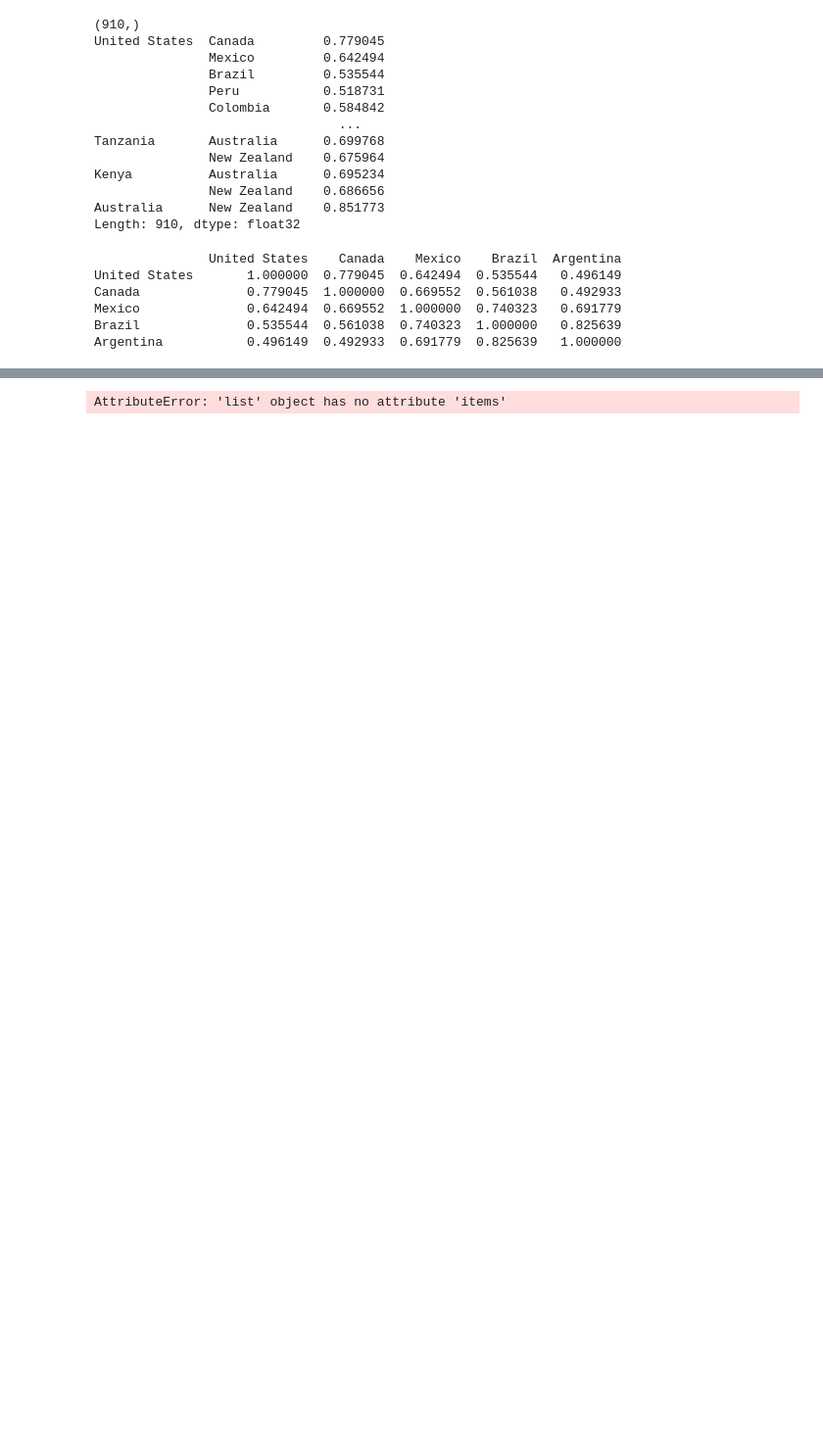
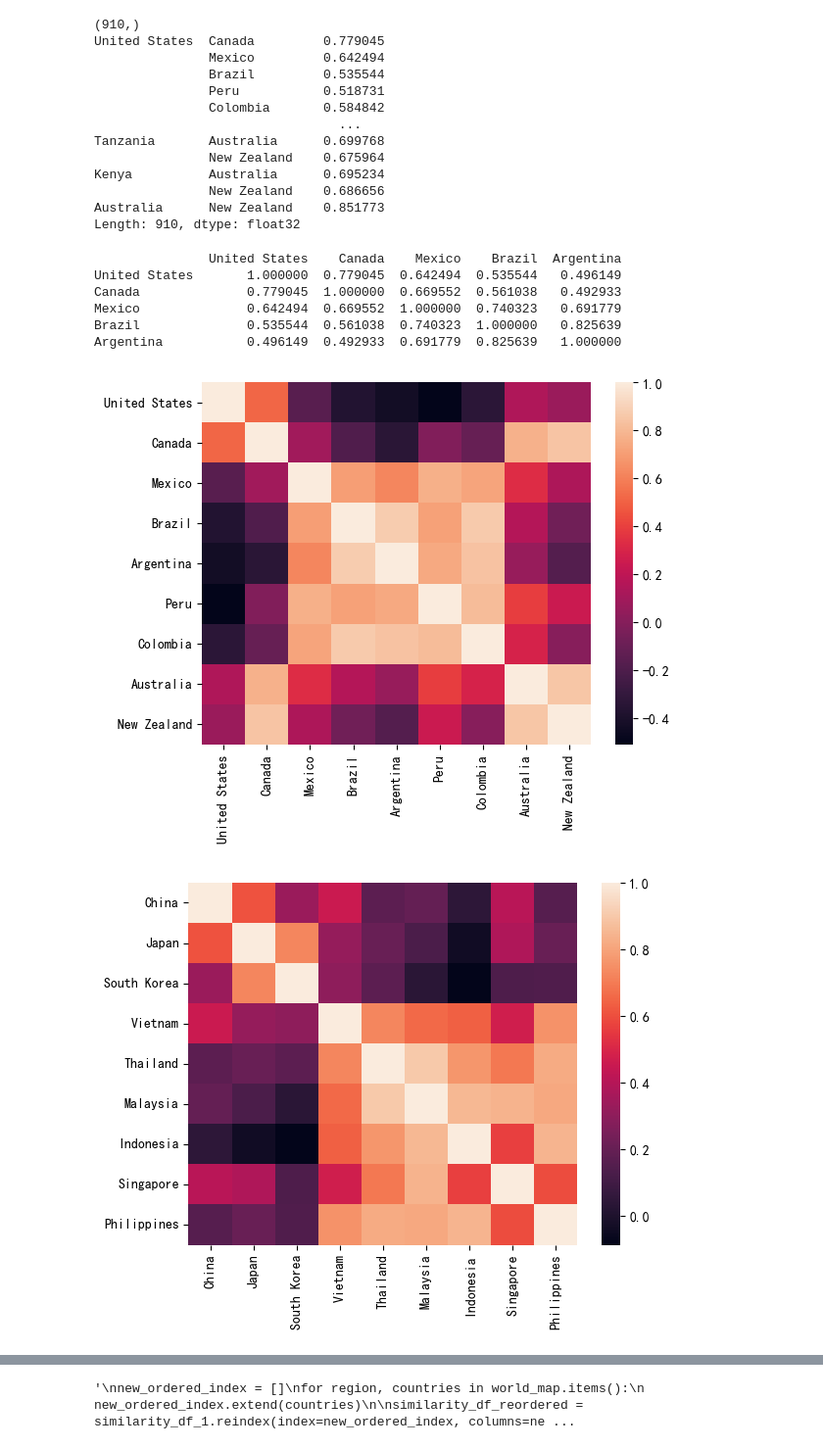
Before and after one commit to sclyde-ai/Natural_Language_Analysis, a Jupyter notebook: dongze_mao/test_dongze.ipynb, the cells around one changed output, grey strips where cells are left out. Shown at 98% size. Drawn from its saved outputs; the diff is of its cells as text; code cells hidden in the pictures; blank space fills up the shorter version.

Commit message:
region map 1

```diff
--- a/dongze_mao/test_dongze.ipynb
+++ b/dongze_mao/test_dongze.ipynb
@@ -360,18 +360,54 @@ Brazil              0.535544  0.561038  0.740323  1.000000   0.825639
 Argentina           0.496149  0.492933  0.691779  0.825639   1.000000
 # %%
 world_map = {
-    "America&Oceania": ["United_States", "Canada", "Mexico", "Brazil", "Argentina", "Peru", "Colombia", "Australia", "New_Zealand"],
-    "East_Asia": ["China", "Japan", "South_Korea", "Vietnam", "Thailand", "Malaysia", "Indonesia", "Singapore", "Philippines"],
-    "Middle_East": ["India", "Pakistan", "Kazakhstan", "Afghanistan", "Egypt", "Iran", "Türkiye", "Iraq", "Saudi_Arabia"],
-    "Europe": ["United_Kingdom", "France", "Germany", "Russia", "Serbia", "Sweden", "Norway", "Italy", "Spain", "Greece"],
-    "Africa": ["Morocco", "Algeria", "South_Africa", "Nigeria", "Ethiopia", "Tanzania", "Kenya"],
+    "America&Oceania": ["United States", "Canada", "Mexico", "Brazil", "Argentina", "Peru", "Colombia", "Australia", "New Zealand"],
+    "East_Asia": ["China", "Japan", "South Korea", "Vietnam", "Thailand", "Malaysia", "Indonesia", "Singapore", "Philippines"],
+    "Middle_East": ["India", "Pakistan", "Kazakhstan", "Afghanistan", "Egypt", "Iran", "Türkiye", "Iraq", "Saudi Arabia"],
+    "Europe": ["United Kingdom", "France", "Germany", "Russia", "Serbia", "Sweden", "Norway", "Italy", "Spain", "Greece"],
+    "Africa": ["Morocco", "Algeria", "South Africa", "Nigeria", "Ethiopia", "Tanzania", "Kenya"],
 }
-
 import seaborn as sns
 import matplotlib.pyplot as plt
 
-for key, value in vector.items():
-    sns.heatmap(vector[value].corr())
+for key, value in world_map.items():
+    sns.heatmap(similarity_df_1[value].corr())
     plt.show()
     plt.close()
+'''
+new_ordered_index = []
+for region, countries in world_map.items():
+    new_ordered_index.extend(countries)
+
+similarity_df_reordered = similarity_df_1.reindex(index=new_ordered_index, columns=new_ordered_index)
+
+import pandas as pd
+import numpy as np
+
+intra_region_df = similarity_df_reordered.copy()
+
+block_boundaries = []
+start = 0
+for countries in world_map.values():
+    end = start + len(countries)
+    block_boundaries.append((start, end))
+    start = end
+
+for i in range(len(intra_region_df)):
+    for j in range(len(intra_region_df.columns)):
+
+        is_in_same_block = False
+
+        for start_idx, end_idx in block_boundaries:
+            if start_idx <= i < end_idx and start_idx <= j < end_idx:
+                is_in_same_block = True
+                break
+
+        if not is_in_same_block:
+            intra_region_df.iloc[i, j] = np.nan
+
+print("仅保留板块内部相似度的 DataFrame (前15行15列):")
+print(intra_region_df.iloc[:15, :15])
+'''
 # %% [output]
+[figure, added]
+[figure, added]
@@ -378 +417 @@ for key, value in vector.items():
-AttributeError: 'list' object has no attribute 'items'
+'\nnew_ordered_index = []\nfor region, countries in world_map.items():\n    new_ordered_index.extend(countries)\n\nsimilarity_df_reordered = similarity_df_1.reindex(index=new_ordered_index, columns=ne ...
```
Also changed, not shown: parts of 2 cells of this notebook.
